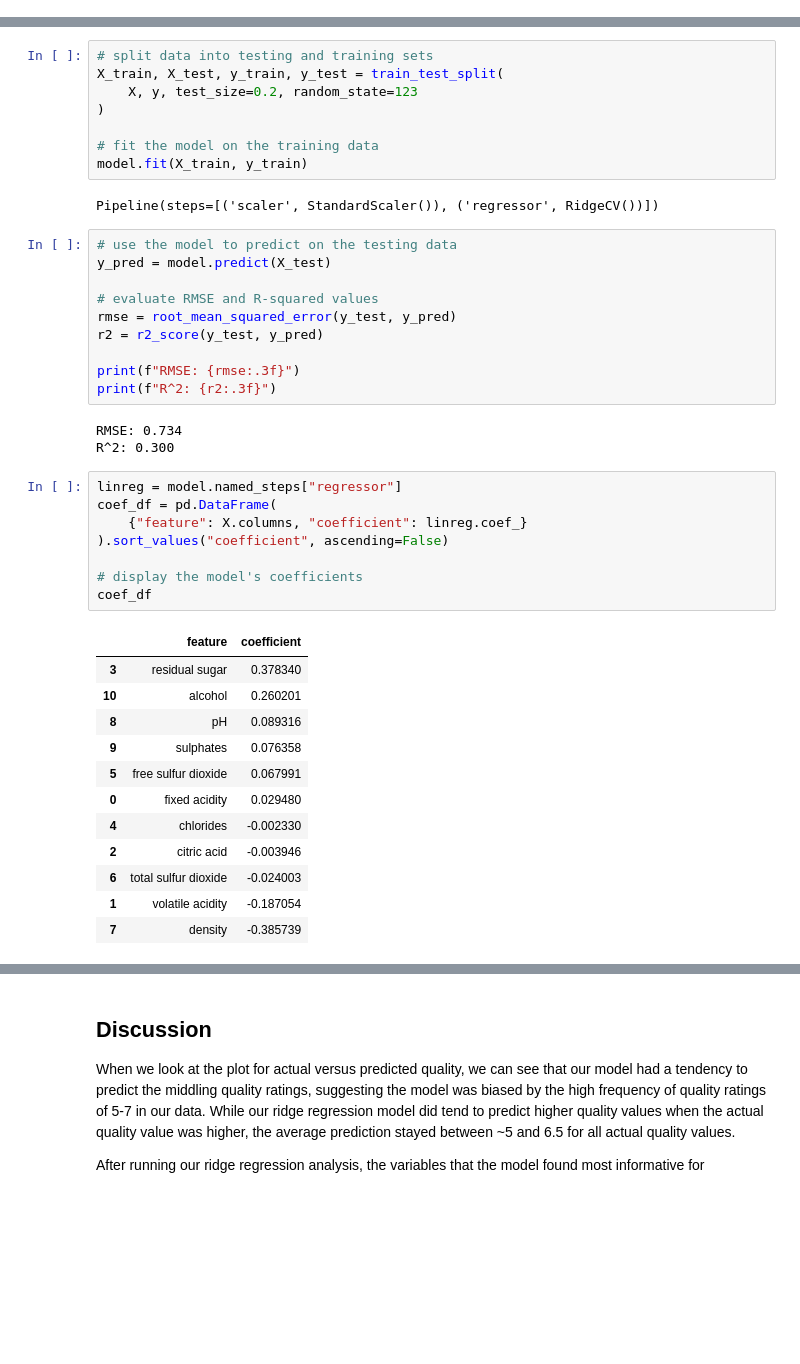
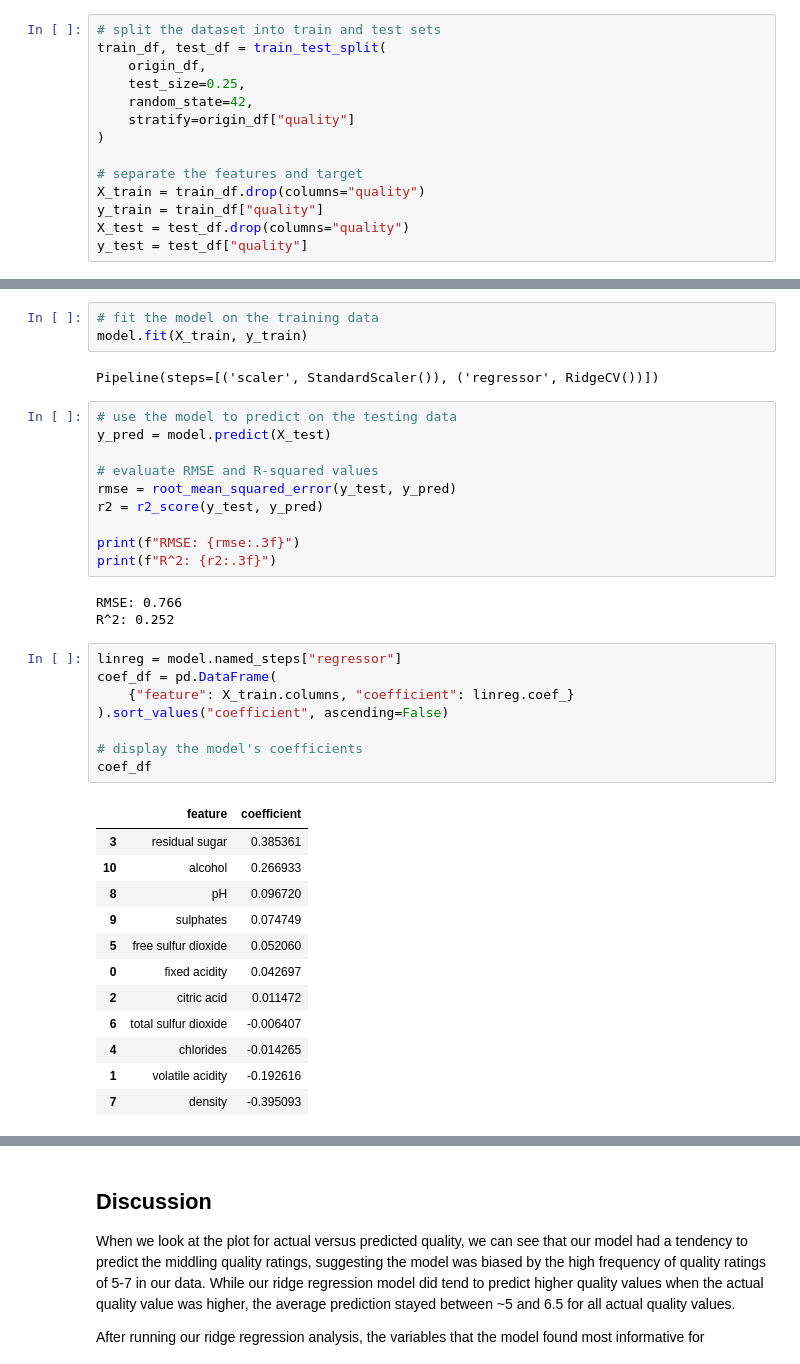
Before and after one commit to Natalie1339/dsci522project, a Jupyter notebook: analysis/white_wine_quality.ipynb, the cells around one changed output, grey strips where cells are left out. Cells and saved outputs as stored; diff of their text form; blank space fills up the shorter version.

```diff
--- a/analysis/white_wine_quality.ipynb
+++ b/analysis/white_wine_quality.ipynb
@@ -127,2 +127,16 @@ pb.Validate(origin_df).col_vals_between(columns="quality", left=0, right=10).int
+# %%
+# split the dataset into train and test sets
+train_df, test_df = train_test_split(
+    origin_df,
+    test_size=0.25,
+    random_state=42,
+    stratify=origin_df["quality"]
+)
+
+# separate the features and target
+X_train = train_df.drop(columns="quality")
+y_train = train_df["quality"]
+X_test = test_df.drop(columns="quality")
+y_test = test_df["quality"]
 # %%
 # plotting a bar graph for each variable
@@ -198,11 +208,6 @@ model = Pipeline(
     ]
 )
 # %%
-# split data into testing and training sets
-X_train, X_test, y_train, y_test = train_test_split(
-    X, y, test_size=0.2, random_state=123
-)
-
 # fit the model on the training data
 model.fit(X_train, y_train)
 # %% [output]
@@ -218,29 +223,29 @@ r2 = r2_score(y_test, y_pred)
 print(f"RMSE: {rmse:.3f}")
 print(f"R^2: {r2:.3f}")
 # %% [output]
-RMSE: 0.734
-R^2: 0.300
+RMSE: 0.766
+R^2: 0.252
 # %%
 linreg = model.named_steps["regressor"]
 coef_df = pd.DataFrame(
-    {"feature": X.columns, "coefficient": linreg.coef_}
+    {"feature": X_train.columns, "coefficient": linreg.coef_}
 ).sort_values("coefficient", ascending=False)
 
 # display the model's coefficients
 coef_df
 # %% [output]
 |  | feature | coefficient |
-| 3 | residual sugar | 0.378340 |
-| 10 | alcohol | 0.260201 |
-| 8 | pH | 0.089316 |
-| 9 | sulphates | 0.076358 |
-| 5 | free sulfur dioxide | 0.067991 |
-| 0 | fixed acidity | 0.029480 |
-| 4 | chlorides | -0.002330 |
-| 2 | citric acid | -0.003946 |
-| 6 | total sulfur dioxide | -0.024003 |
-| 1 | volatile acidity | -0.187054 |
-| 7 | density | -0.385739 |
+| 3 | residual sugar | 0.385361 |
+| 10 | alcohol | 0.266933 |
+| 8 | pH | 0.096720 |
+| 9 | sulphates | 0.074749 |
+| 5 | free sulfur dioxide | 0.052060 |
+| 0 | fixed acidity | 0.042697 |
+| 2 | citric acid | 0.011472 |
+| 6 | total sulfur dioxide | -0.006407 |
+| 4 | chlorides | -0.014265 |
+| 1 | volatile acidity | -0.192616 |
+| 7 | density | -0.395093 |
 # %%
 y_pred = model.predict(X_test)
 
```
Also changed, not shown: parts of 11 cells of this notebook, 1 other file.
